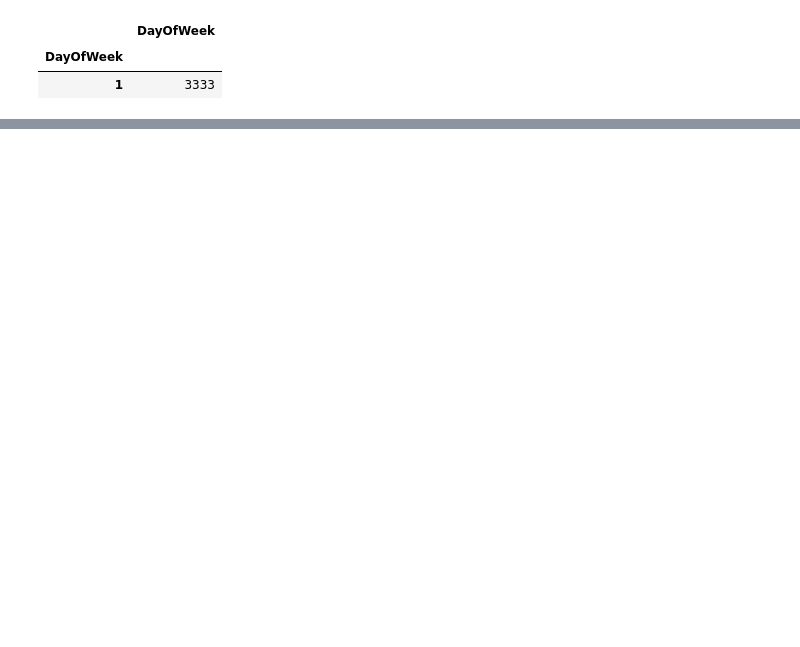
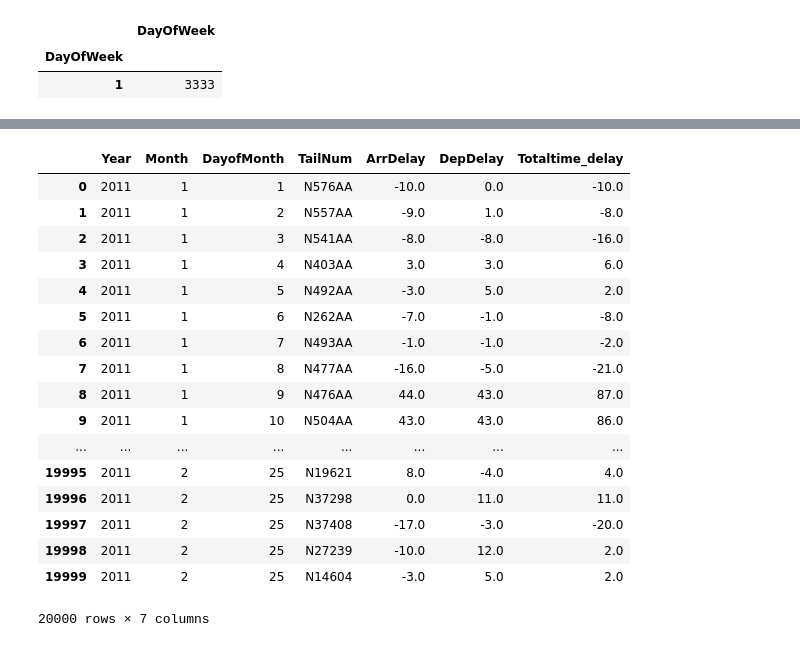
Before and after one commit to mandy941/week5, a Jupyter notebook: M_Yang_W5_assn.ipynb, the cells around one changed output, grey strips where cells are left out. Saved outputs shown, nothing was run; the diff lists cells and outputs as text; code cells hidden in the pictures; blank space fills up the shorter version.

```diff
--- a/M_Yang_W5_assn.ipynb
+++ b/M_Yang_W5_assn.ipynb
@@ -67,0 +83,28 @@ weekday_January_flights[weekday_January_flights['DayOfWeek'].isin([3333])]
+# %%
+#remove some columns that we do not use in this question.
+#create a new column called totaltime_delay to store the sum of ArrDelay and DepDelay
+
+dhflights = hflights.drop(columns = ['DayOfWeek','DepTime','ArrTime','UniqueCarrier','FlightNum','ActualElapsedTime','AirTime','Distance','TaxiIn','TaxiOut','CancellationCode','Diverted','Origin','Dest','Cancelled'])
+
+dhflights['Totaltime_delay'] = dhflights['ArrDelay'] + dhflights['DepDelay']
+
+dhflights
+# %% [output]
+|  | Year | Month | DayofMonth | TailNum | ArrDelay | DepDelay | Totaltime_delay |
+| 0 | 2011 | 1 | 1 | N576AA | -10.0 | 0.0 | -10.0 |
+| 1 | 2011 | 1 | 2 | N557AA | -9.0 | 1.0 | -8.0 |
+| 2 | 2011 | 1 | 3 | N541AA | -8.0 | -8.0 | -16.0 |
+| 3 | 2011 | 1 | 4 | N403AA | 3.0 | 3.0 | 6.0 |
+| 4 | 2011 | 1 | 5 | N492AA | -3.0 | 5.0 | 2.0 |
+| 5 | 2011 | 1 | 6 | N262AA | -7.0 | -1.0 | -8.0 |
+| 6 | 2011 | 1 | 7 | N493AA | -1.0 | -1.0 | -2.0 |
+| 7 | 2011 | 1 | 8 | N477AA | -16.0 | -5.0 | -21.0 |
+| 8 | 2011 | 1 | 9 | N476AA | 44.0 | 43.0 | 87.0 |
+| 9 | 2011 | 1 | 10 | N504AA | 43.0 | 43.0 | 86.0 |
+| ... | ... | ... | ... | ... | ... | ... | ... |
+| 19995 | 2011 | 2 | 25 | N19621 | 8.0 | -4.0 | 4.0 |
+| 19996 | 2011 | 2 | 25 | N37298 | 0.0 | 11.0 | 11.0 |
+| 19997 | 2011 | 2 | 25 | N37408 | -17.0 | -3.0 | -20.0 |
+| 19998 | 2011 | 2 | 25 | N27239 | -10.0 | 12.0 | 2.0 |
+| 19999 | 2011 | 2 | 25 | N14604 | -3.0 | 5.0 | 2.0 |
+20000 rows × 7 columns
```
Also changed, not shown: parts of 15 cells of this notebook.
